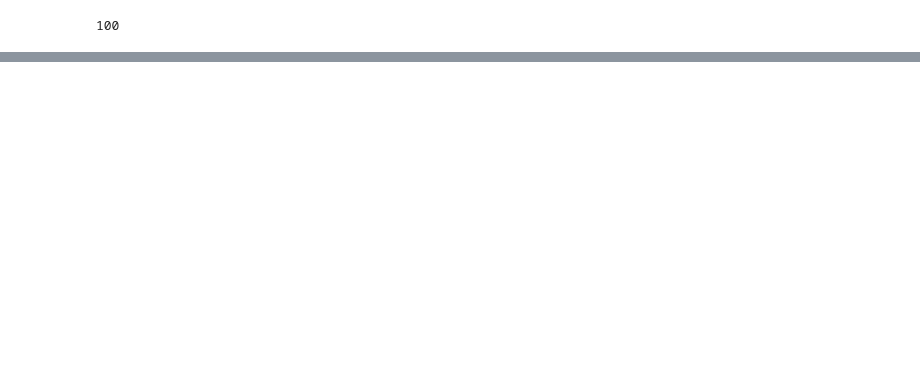
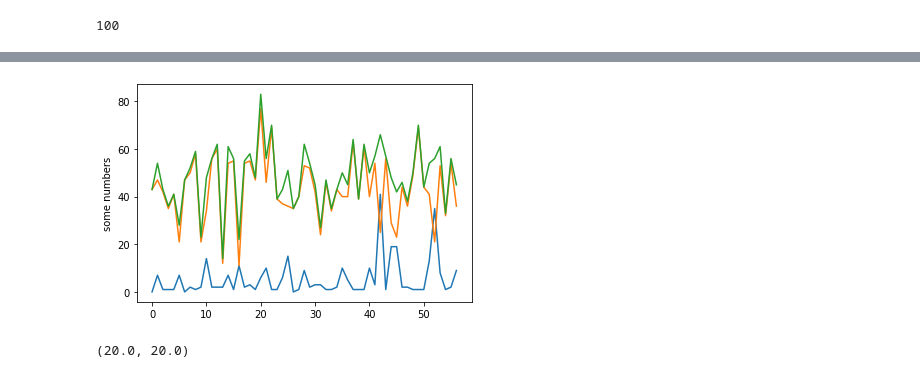
Before and after one commit to mdsalem17/RerankingTransformer, a Jupyter notebook: RRT_GLD/evaluate_viquae.ipynb, the cells around one changed output, grey strips where cells are left out. Saved outputs shown, nothing was run; the diff lists cells and outputs as text; code cells hidden in the pictures; blank space fills up the shorter version.

```diff
--- a/RRT_GLD/evaluate_viquae.ipynb
+++ b/RRT_GLD/evaluate_viquae.ipynb
@@ -802,0 +720,9 @@ query_global.shape, gallery_global.shape
+# %%
+import matplotlib.pyplot as plt
+plt.plot([len(gnd['gnd'][i]['easy']) for i in range(len(gnd['gnd']))])
+plt.plot([len(gnd['gnd'][i]['junk']) for i in range(len(gnd['gnd']))])
+plt.plot(_sizes)
+plt.ylabel('some numbers')
+plt.show()
+# %% [output]
+[figure, added]
@@ -802,0 +757,5 @@ query_global.shape, gallery_global.shape
+# %%
+index = 53
+outs[index]['precision@5'], outs[index]['precision@10']
+# %% [output]
+(20.0, 20.0)
```
Also changed, not shown: parts of 60 cells of this notebook, 3 other files.
